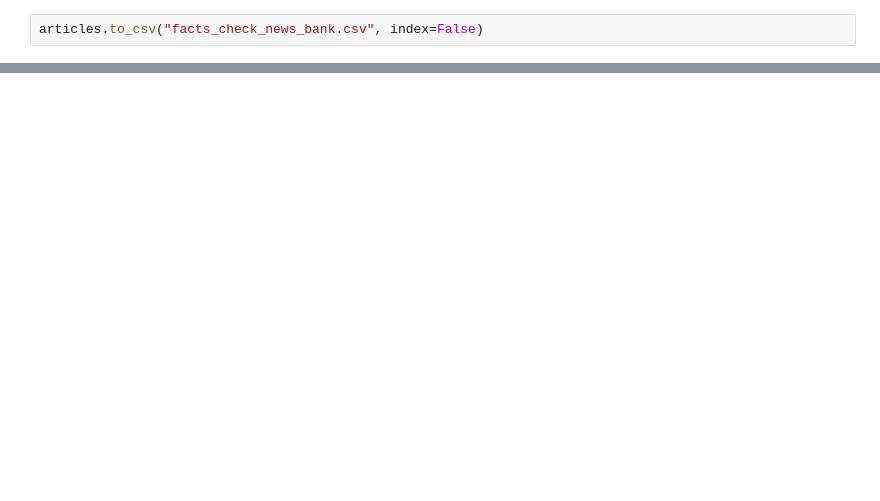
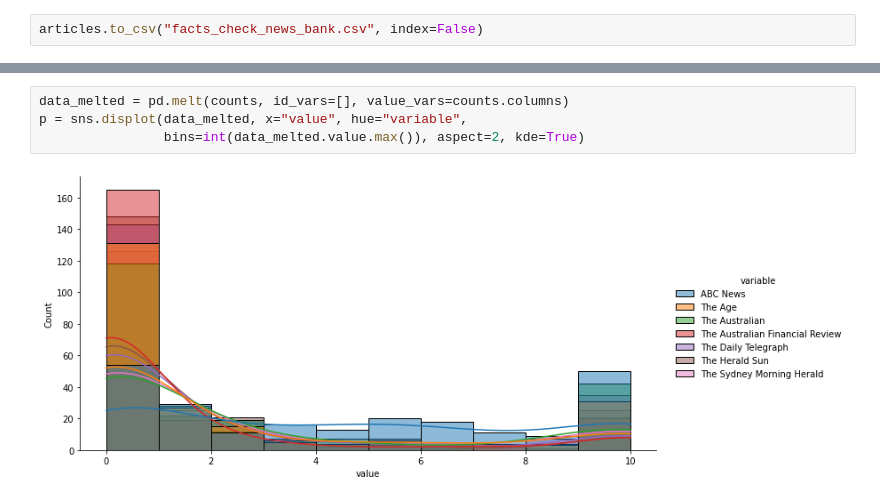
Before and after one commit to crarojasca/MDFI_misinformation, a Jupyter notebook: scrapping.ipynb, the cells around one changed output, grey strips where cells are left out. Cells and saved outputs as stored; diff of their text form; blank space fills up the shorter version.

```diff
--- a/scrapping.ipynb
+++ b/scrapping.ipynb
@@ -329,0 +391,6 @@ Successfully installed jupyter-contrib-core-0.4.0 jupyter-highlight-selected-wor
+# %%
+data_melted = pd.melt(counts, id_vars=[], value_vars=counts.columns)
+p = sns.displot(data_melted, x="value", hue="variable",
+                bins=int(data_melted.value.max()), aspect=2, kde=True)
+# %% [output]
+[figure, added]
```
Also changed, not shown: parts of 42 cells of this notebook, 2 other files.
